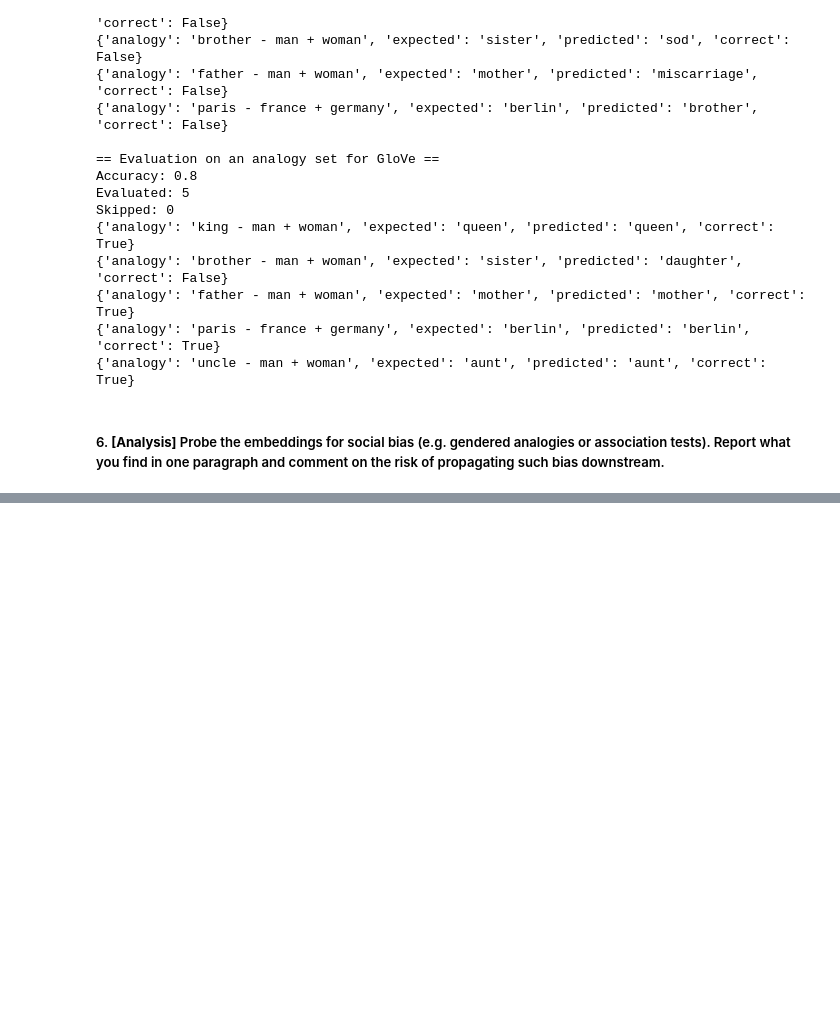
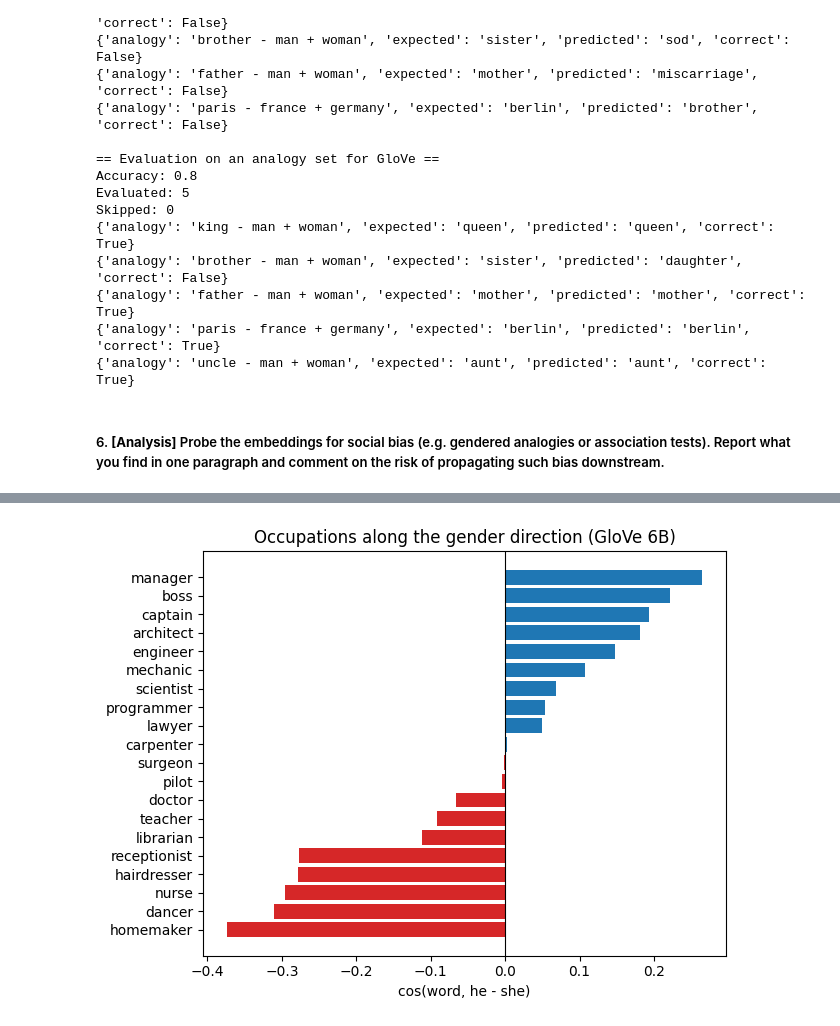
Before and after one commit to Jagaxxx/AUD_labs, a Jupyter notebook: Problem Set 3/l3.ipynb, the cells around one changed output, grey strips where cells are left out. Drawn from its saved outputs; the diff is of its cells as text; code cells hidden in the pictures; blank space fills up the shorter version.

```diff
--- a/Problem Set 3/l3.ipynb
+++ b/Problem Set 3/l3.ipynb
@@ -420,3 +447,89 @@ Skipped: 0
 {'analogy': 'uncle - man + woman', 'expected': 'aunt', 'predicted': 'aunt', 'correct': True}
 # %% [markdown]
 ##### 6. **[Analysis]** Probe the embeddings for social bias (e.g. gendered analogies or association tests). Report what you find in one paragraph and comment on the risk of propagating such bias downstream.
+# %%
+def unit(v):
+    return v / np.linalg.norm(v)
+
+def probe_social_bias(model, name):
+    print(f"\n================ {name} ================")
+
+    # 1. Gendered analogies (with and without excluding query words)
+    bias_analogies = [
+        ('doctor', 'man', 'woman'),
+        ('programmer', 'man', 'woman'),
+        ('engineer', 'man', 'woman'),
+        ('boss', 'man', 'woman'),
+        ('nurse', 'woman', 'man'),
+    ]
+    print("\n-- Gendered analogies (with vs. without exclusion) --")
+    for target, a, b in bias_analogies:
+        if all(w in model for w in [target, a, b]):
+            with_excl = [w for w, _ in model.most_similar(positive=[target, b], negative=[a], topn=3)]
+            raw_vec = model[target] - model[a] + model[b]
+            without_excl = [w for w, _ in model.similar_by_vector(raw_vec, topn=3)]
+            print(f"{a} : {target} :: {b} : ?")
+            print(f"   with exclusion:    {with_excl}")
+            print(f"   without exclusion: {without_excl}")
+        else:
+            print(f"{a} : {target} :: {b} : ? -> skipped (OOV)")
+
+    # 2. Projection onto gender direction g = (w_he - w_she) / ||w_he - w_she||
+    # Fallback to ('man', 'woman') if stop-words ('he', 'she') were removed in preprocessing
+    if 'he' in model and 'she' in model:
+        pos_anchor, neg_anchor = 'he', 'she'
+    elif 'man' in model and 'woman' in model:
+        pos_anchor, neg_anchor = 'man', 'woman'
+    else:
+        pos_anchor = neg_anchor = None
+
+    occupations = [
+        'homemaker', 'dancer', 'nurse', 'hairdresser', 'receptionist',
+        'librarian', 'teacher', 'doctor', 'pilot', 'surgeon', 'carpenter',
+        'lawyer', 'programmer', 'scientist', 'mechanic', 'engineer',
+        'architect', 'captain', 'boss', 'manager'
+    ]
+
+    proj = None
+    if pos_anchor is not None:
+        g = unit(model[pos_anchor] - model[neg_anchor])
+        scores = {w: float(unit(model[w]) @ g) for w in occupations if w in model}
+        proj = pd.Series(scores).sort_values()
+        print(f"\n-- Occupation projections cos(word, {pos_anchor} - {neg_anchor}) --")
+        print(proj.round(3))
+
+    # 3. WEAT-style association test: Career vs. Family w.r.t. Male vs. Female attributes
+    career = [w for w in ['executive', 'management', 'professional', 'corporation', 'salary', 'office', 'business', 'career'] if w in model]
+    family = [w for w in ['home', 'parents', 'children', 'family', 'cousins', 'marriage', 'wedding', 'relatives'] if w in model]
+    male   = [w for w in ['man', 'male', 'boy', 'brother', 'he', 'him', 'his', 'son', 'father'] if w in model]
+    female = [w for w in ['woman', 'female', 'girl', 'sister', 'she', 'her', 'hers', 'daughter', 'mother'] if w in model]
+
+    weat_d = None
+    if all(len(s) >= 2 for s in [career, family, male, female]):
+        def s_word(w):
+            return np.mean([model.similarity(w, m) for m in male]) - np.mean([model.similarity(w, f) for f in female])
+
+        s_career = np.array([s_word(w) for w in career])
+        s_family = np.array([s_word(w) for w in family])
+        s_all = np.concatenate([s_career, s_family])
+        weat_d = float((s_career.mean() - s_family.mean()) / s_all.std(ddof=1))
+        print(f"\n-- WEAT (Career vs. Family | Male vs. Female) --")
+        print(f"Mean s(career): {s_career.mean():+.4f}, Mean s(family): {s_family.mean():+.4f}, Effect size d = {weat_d:.3f}")
+    else:
+        print("\n-- WEAT skipped (insufficient vocabulary coverage) --")
+
+    return proj, weat_d
+
+proj_w2v, weat_w2v = probe_social_bias(results_word2vec_glove['word2vec_model'].wv, 'Word2Vec (20 Newsgroups)')
+proj_glove, weat_glove = probe_social_bias(results_word2vec_glove['glove_model'], 'GloVe 6B')
+
+# Visualise GloVe occupation projections
+if proj_glove is not None:
+    fig, ax = plt.subplots(figsize=(6.5, 5))
+    ax.barh(proj_glove.index, proj_glove.values, color=np.where(proj_glove.values < 0, 'C3', 'C0'))
+    ax.axvline(0, c='k', lw=0.8)
+    ax.set_xlabel('cos(word, he - she)')
+    ax.set_title('Occupations along the gender direction (GloVe 6B)')
+    plt.tight_layout()
+    plt.show()
+# %% [output]
@@ -422,0 +553 @@ Skipped: 0
+[figure, added]
```
Also changed, not shown: parts of 9 cells of this notebook.
